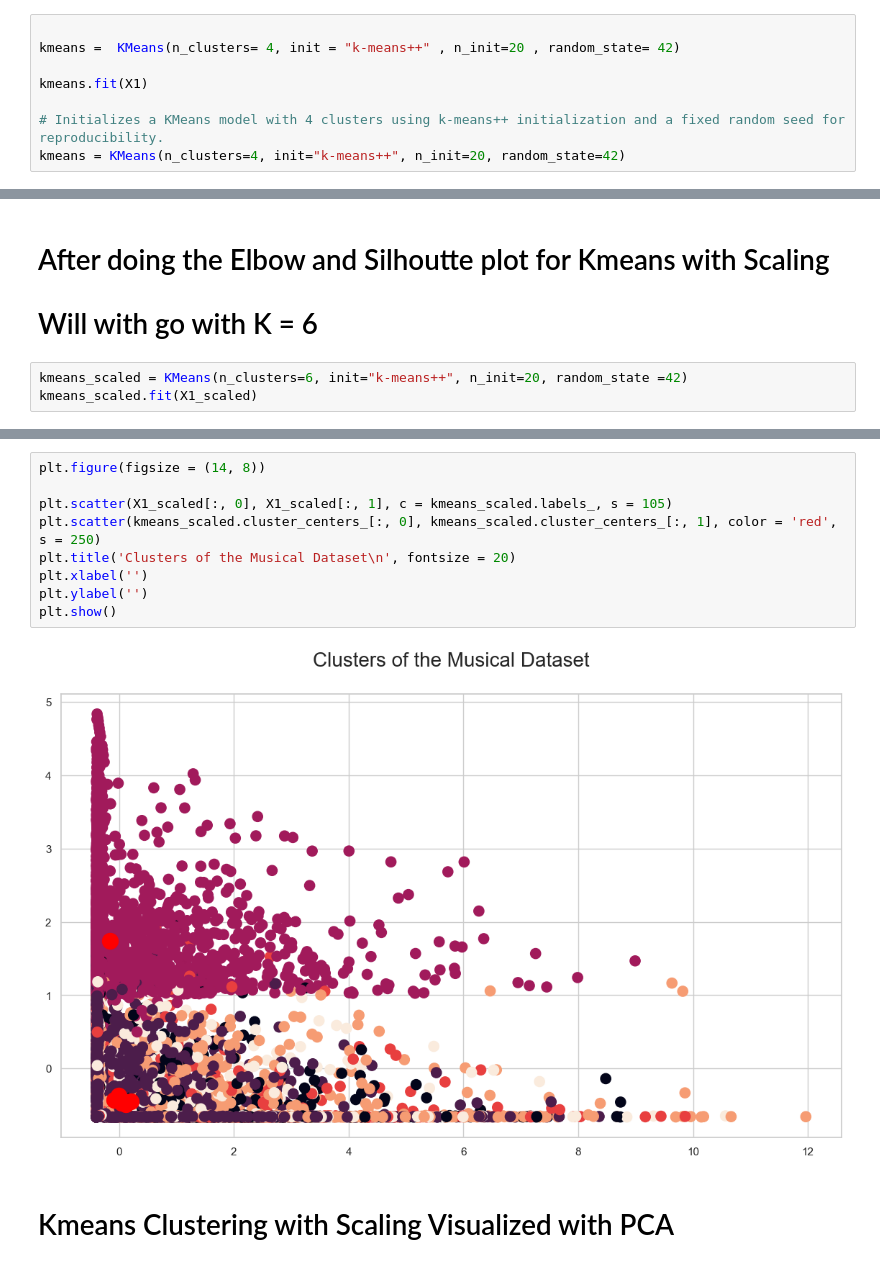
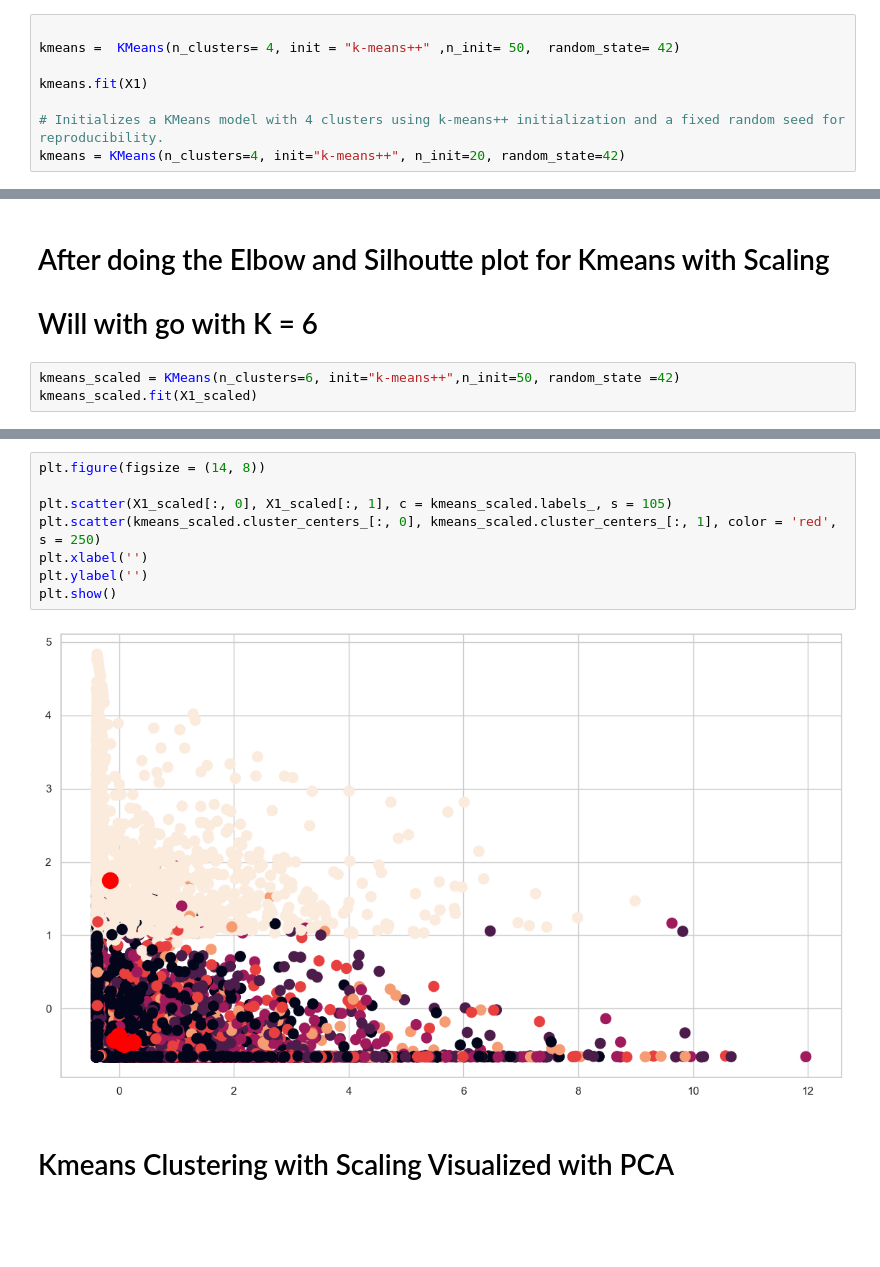
Before and after one commit to GClark89/MusicTrain, a Jupyter notebook: Model.ipynb, the cells around one changed output, grey strips where cells are left out. Drawn from its saved outputs; the diff is of its cells as text; blank space fills up the shorter version.

```diff
--- a/Model.ipynb
+++ b/Model.ipynb
@@ -70,7 +71,7 @@ plt.show()
 # We will go with K = 4
 # %%
 
-kmeans =  KMeans(n_clusters= 4, init = "k-means++" , n_init=20 , random_state= 42)
+kmeans =  KMeans(n_clusters= 4, init = "k-means++" ,n_init= 50,  random_state= 42)
 
 kmeans.fit(X1)
 
@@ -167,6 +168,6 @@ plt.show()
 # After doing the Elbow and Silhoutte plot for Kmeans with Scaling
 # Will with go with K = 6
 # %%
-kmeans_scaled = KMeans(n_clusters=6, init="k-means++", n_init=20, random_state =42)
+kmeans_scaled = KMeans(n_clusters=6, init="k-means++",n_init=50, random_state =42)
 kmeans_scaled.fit(X1_scaled)
 # %% [output]
@@ -201,14 +202,13 @@ array([[ 0.21000163, -0.4422942 , -0.41978581,  2.96588844,  0.02222247,
 # %%
 plt.figure(figsize = (14, 8))
 
 plt.scatter(X1_scaled[:, 0], X1_scaled[:, 1], c = kmeans_scaled.labels_, s = 105)
 plt.scatter(kmeans_scaled.cluster_centers_[:, 0], kmeans_scaled.cluster_centers_[:, 1], color = 'red', s = 250)
-plt.title('Clusters of the Musical Dataset\n', fontsize = 20)
 plt.xlabel('')
 plt.ylabel('')
 plt.show()
 # %% [output]
-[figure, old version]
+[figure, new version]
 # %% [markdown]
 # Kmeans Clustering with Scaling Visualized with PCA
 # %%
```
Also changed, not shown: parts of 8 cells of this notebook, 1 other file.
